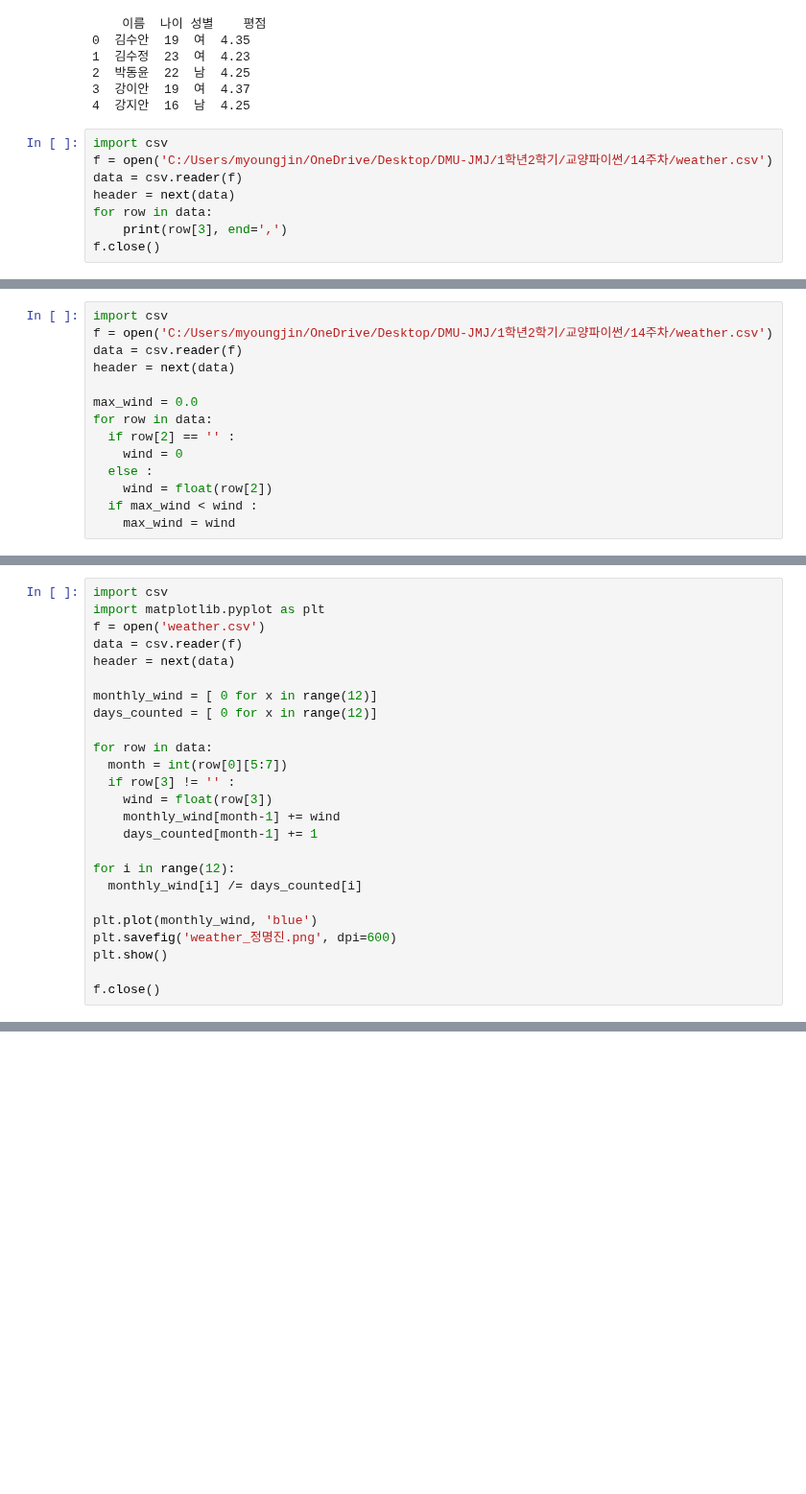
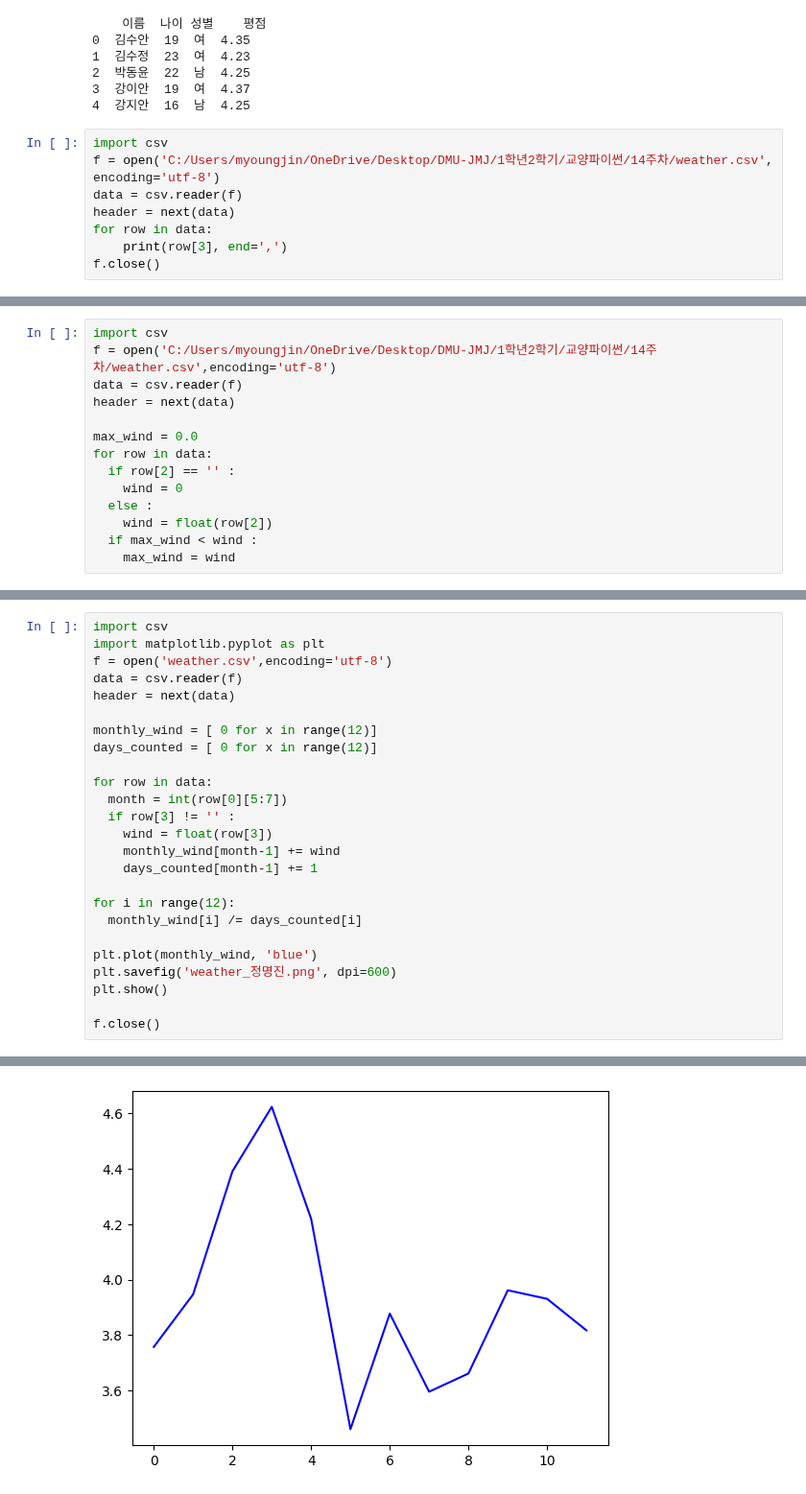
Before and after one commit to wamong/DMU-JMJ, a Jupyter notebook: 1학년2학기/교양파이썬/14주차/py_week14.ipynb, the cells around one changed output, grey strips where cells are left out. Shown at 96% size. Saved outputs shown, nothing was run; the diff lists cells and outputs as text; blank space fills up the shorter version.

```diff
--- a/1학년2학기/교양파이썬/14주차/py_week14.ipynb
+++ b/1학년2학기/교양파이썬/14주차/py_week14.ipynb
@@ -86,7 +86,7 @@ df.to_csv('name_정명진.csv')
 4  강지안  16  남  4.25
 # %%
 import csv
-f = open('C:/Users/myoungjin/OneDrive/Desktop/DMU-JMJ/1학년2학기/교양파이썬/14주차/weather.csv')
+f = open('C:/Users/myoungjin/OneDrive/Desktop/DMU-JMJ/1학년2학기/교양파이썬/14주차/weather.csv', encoding='utf-8')
 data = csv.reader(f)
 header = next(data)
 for row in data:
@@ -97,6 +97,6 @@ UnicodeDecodeError: 'cp949' codec can't decode byte 0xec in position 6: illegal
 # %%
 import csv
-f = open('C:/Users/myoungjin/OneDrive/Desktop/DMU-JMJ/1학년2학기/교양파이썬/14주차/weather.csv')
+f = open('C:/Users/myoungjin/OneDrive/Desktop/DMU-JMJ/1학년2학기/교양파이썬/14주차/weather.csv',encoding='utf-8')
 data = csv.reader(f)
 header = next(data)
 
@@ -113,7 +111,7 @@ UnicodeDecodeError: 'cp949' codec can't decode byte 0xec in position 6: illegal
 # %%
 import csv
 import matplotlib.pyplot as plt
-f = open('weather.csv')
+f = open('weather.csv',encoding='utf-8')
 data = csv.reader(f)
 header = next(data)
 
@@ -139,0 +137 @@ UnicodeDecodeError: 'cp949' codec can't decode byte 0xec in position 6: illegal
+[figure, added]
```
Also changed, not shown: parts of 3 cells of this notebook, 46 other files.
